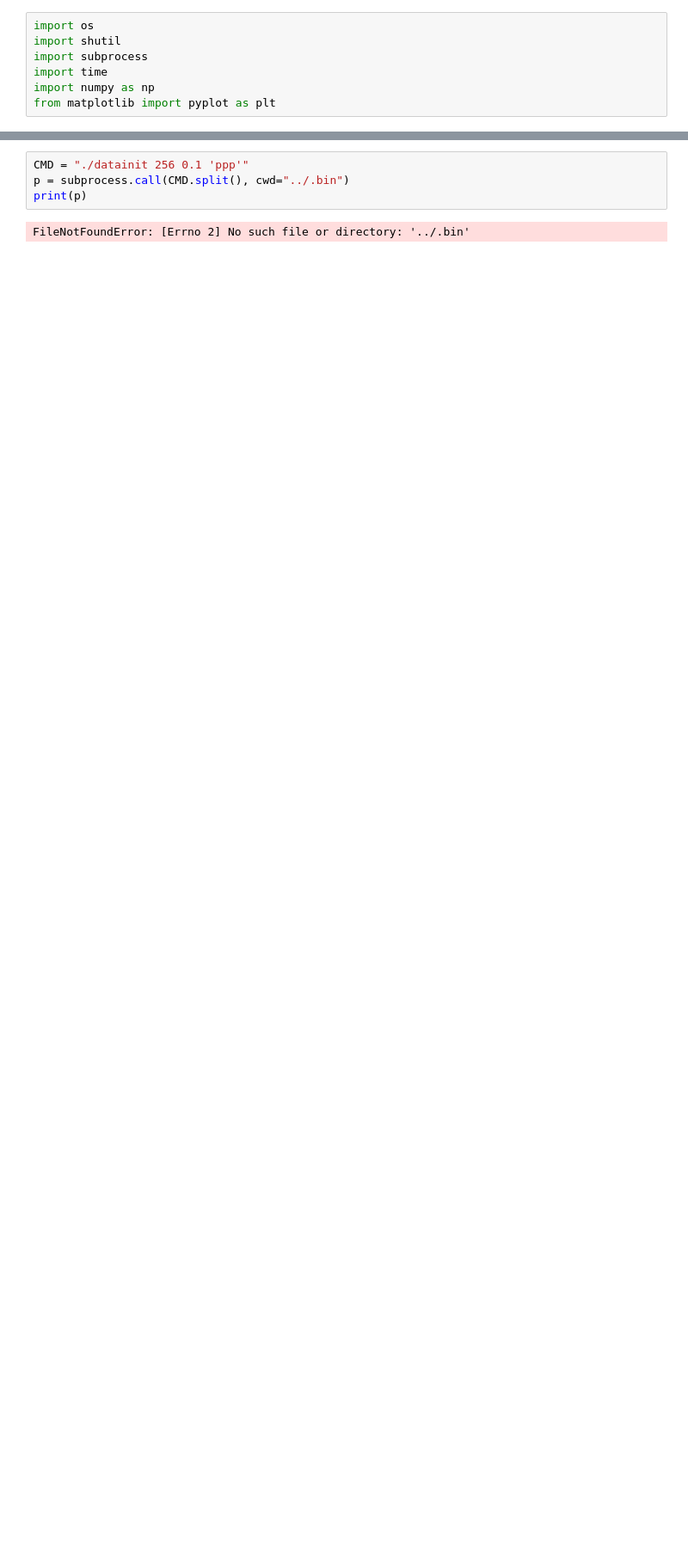
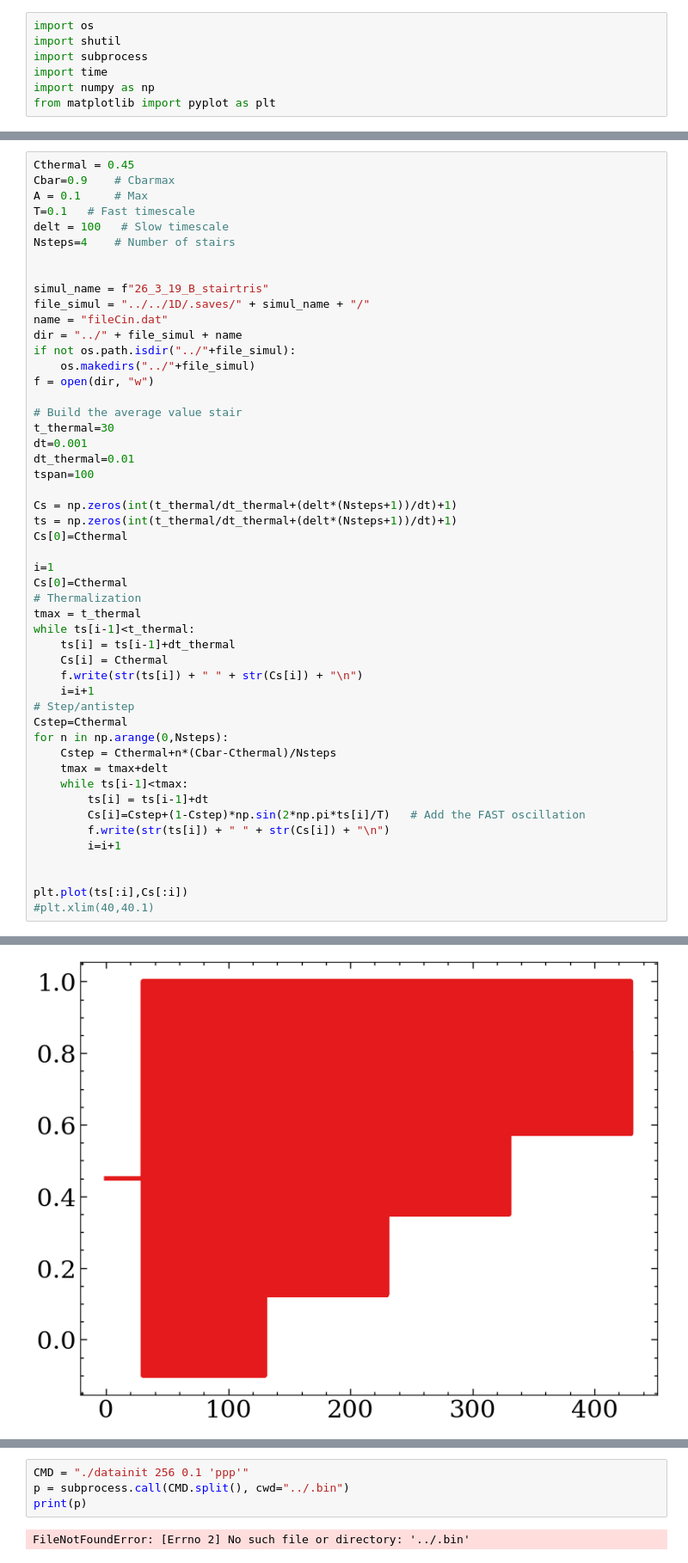
Before and after one commit to suanno/tdgl-code, a Jupyter notebook: 2D/fileCin generation/generate.ipynb, the cells around one changed output, grey strips where cells are left out. Shown at 86% size. Cells and saved outputs as stored; diff of their text form; blank space fills up the shorter version.

```diff
--- a/2D/fileCin generation/generate.ipynb
+++ b/2D/fileCin generation/generate.ipynb
@@ -70,0 +162,51 @@ Text(0.5, 0, 't')
+# %%
+Cthermal = 0.45
+Cbar=0.9    # Cbarmax
+A = 0.1     # Max
+T=0.1   # Fast timescale
+delt = 100   # Slow timescale
+Nsteps=4    # Number of stairs
+
+
+simul_name = f"26_3_19_B_stairtris"
+file_simul = "../../1D/.saves/" + simul_name + "/"
+name = "fileCin.dat"
+dir = "../" + file_simul + name
+if not os.path.isdir("../"+file_simul):
+    os.makedirs("../"+file_simul)
+f = open(dir, "w")
+
+# Build the average value stair
+t_thermal=30
+dt=0.001
+dt_thermal=0.01
+tspan=100
+
+Cs = np.zeros(int(t_thermal/dt_thermal+(delt*(Nsteps+1))/dt)+1)
+ts = np.zeros(int(t_thermal/dt_thermal+(delt*(Nsteps+1))/dt)+1)
+Cs[0]=Cthermal
+
+i=1
+Cs[0]=Cthermal
+# Thermalization
+tmax = t_thermal
+while ts[i-1]<t_thermal:
+    ts[i] = ts[i-1]+dt_thermal
+    Cs[i] = Cthermal
+    f.write(str(ts[i]) + " " + str(Cs[i]) + "\n")
+    i=i+1
+# Step/antistep
+Cstep=Cthermal
+for n in np.arange(0,Nsteps):
+    Cstep = Cthermal+n*(Cbar-Cthermal)/Nsteps
+    tmax = tmax+delt
+    while ts[i-1]<tmax:
+        ts[i] = ts[i-1]+dt
+        Cs[i]=Cstep+(1-Cstep)*np.sin(2*np.pi*ts[i]/T)   # Add the FAST oscillation
+        f.write(str(ts[i]) + " " + str(Cs[i]) + "\n")
+        i=i+1
+
+
+plt.plot(ts[:i],Cs[:i])
+#plt.xlim(40,40.1)
+# %% [output]
@@ -70,0 +214 @@ Text(0.5, 0, 't')
+[figure, added]
```
Also changed, not shown: parts of 6 cells of this notebook, 28 other files.
